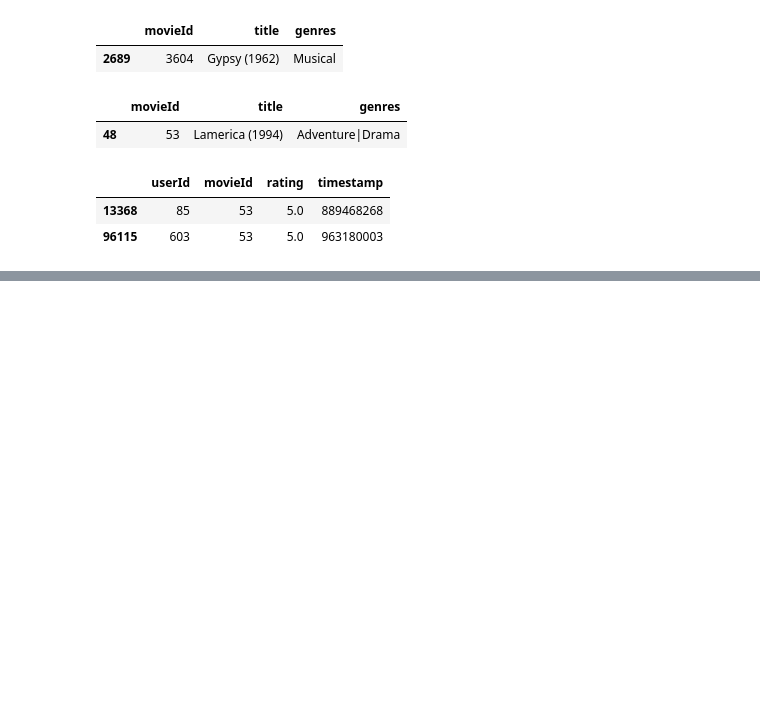
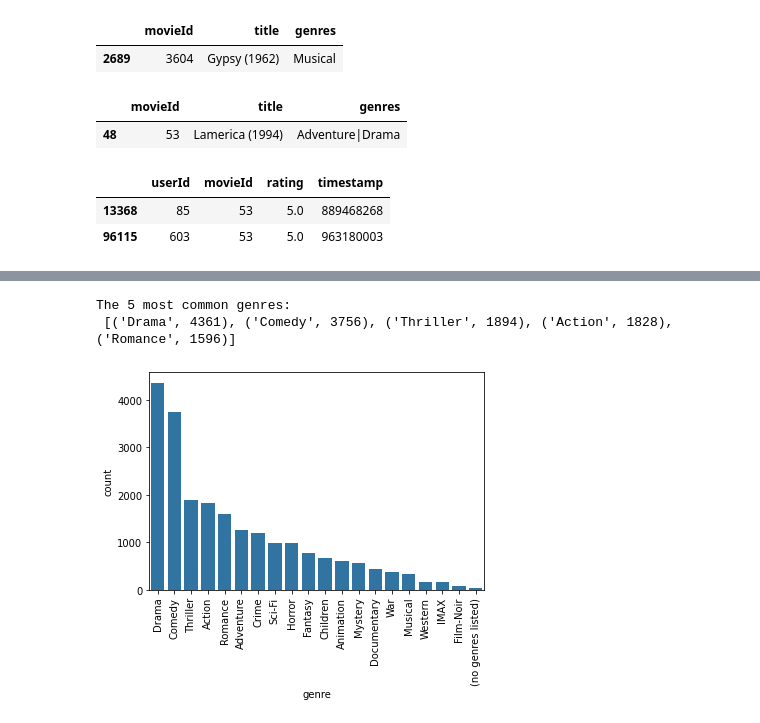
Before and after one commit to Digital-Physics/movie_recommender, a Jupyter notebook: recommender.ipynb, the cells around one changed output, grey strips where cells are left out. Drawn from its saved outputs; the diff is of its cells as text; code cells hidden in the pictures; blank space fills up the shorter version.

```diff
--- a/recommender.ipynb
+++ b/recommender.ipynb
@@ -86,0 +177,4 @@ Lamerica may be the "highest" rated movie, but it only has 2 ratings. A better a
+# %%
+# movie dataset cleaning (clean up string)
+movies['genres'] = movies['genres'].apply(lambda x: x.split("|")) # similar to .map(), but can't apply function to entire rows/cols of a dataframe
+movies.head()
@@ -86,0 +188,9 @@ Lamerica may be the "highest" rated movie, but it only has 2 ratings. A better a
+# %%
+# how many genres?
+from collections import Counter
+
+# the parentheses play two roles, for both the Counter object and the generator comprehension
+genre_frequency = Counter(g for genres in movies['genres'] for g in genres) # Counter is a "+= 1" defaultDict(int) kind of object
+print(f"There are {len(genre_frequency)} genres.")
+
+genre_frequency
@@ -86,0 +219,16 @@ Lamerica may be the "highest" rated movie, but it only has 2 ratings. A better a
+# %%
+# note: the most_common() method of Counter must do some sorting of the values in the key-value pairs
+# sortedDict maintains a sorted order on the keys, which isn't always helpful if you are interested in the values
+print("The 5 most common genres: \n", genre_frequency.most_common(5))
+# %% [output]
+The 5 most common genres:
+ [('Drama', 4361), ('Comedy', 3756), ('Thriller', 1894), ('Action', 1828), ('Romance', 1596)]
+# %%
+genre_frequency_df = pd.DataFrame([genre_frequency]).T.reset_index()
+genre_frequency_df.columns = ['genre', 'count']
+
+sns.barplot(x='genre', y='count', data=genre_frequency_df.sort_values(by='count', ascending=False))
+plt.xticks(rotation=90)
+plt.show()
+# %% [output]
+[figure, added]
```
Also changed, not shown: parts of 16 cells of this notebook, 2 other files.
